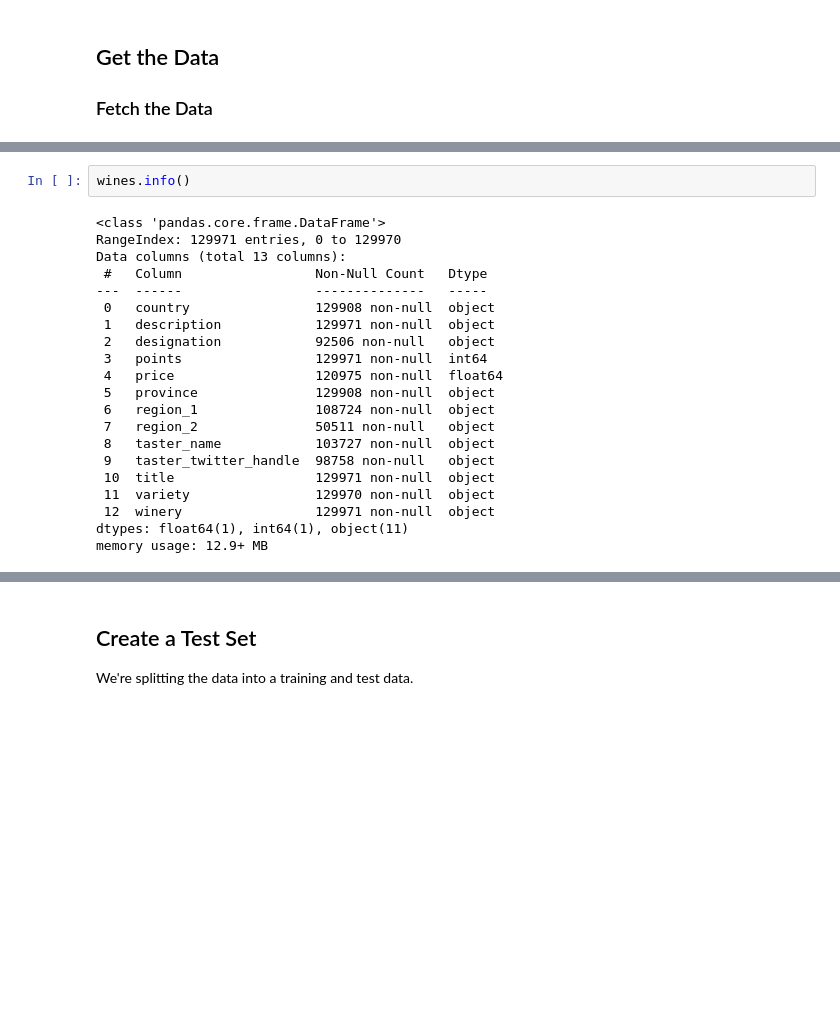
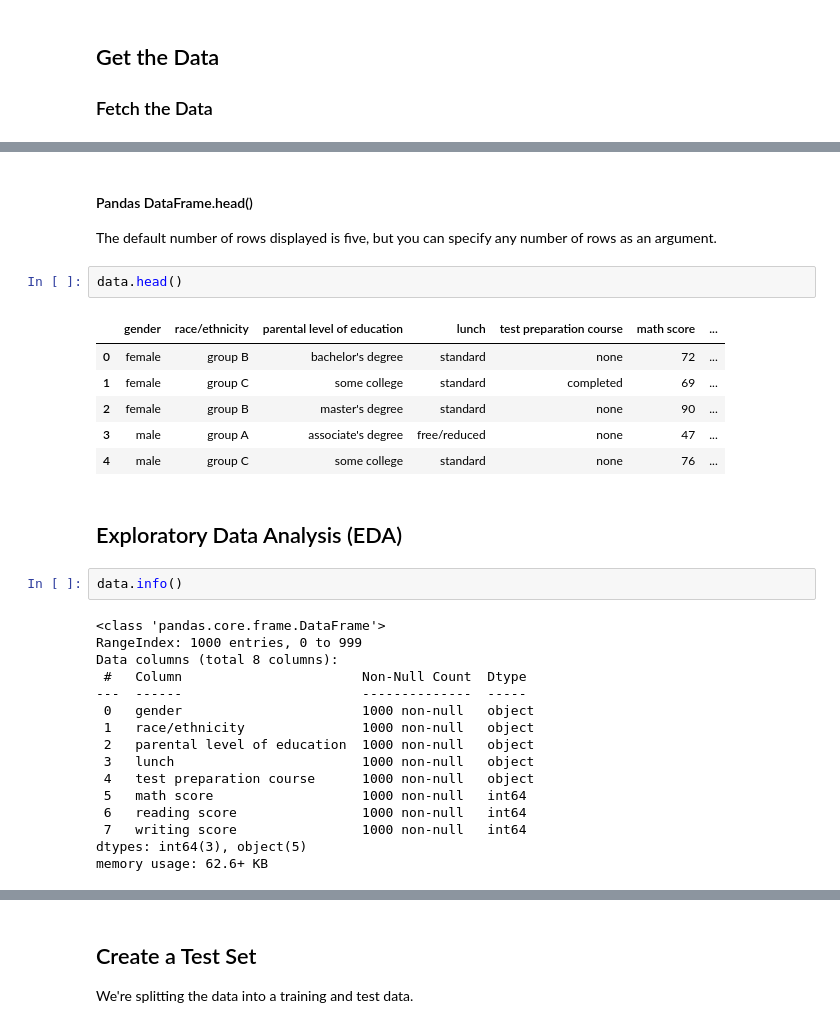
Before and after one commit to lascha212/F21DL, a Jupyter notebook: machine-learning/p1.ipynb, the cells around one changed output, grey strips where cells are left out. Cells and saved outputs as stored; diff of their text form; blank space fills up the shorter version.

```diff
--- a/machine-learning/p1.ipynb
+++ b/machine-learning/p1.ipynb
@@ -75,23 +58,32 @@ wines.head()
+# %% [markdown]
+#### Pandas DataFrame.head()
+The default number of rows displayed is five, but you can specify any number of rows as an argument.
+# %%
+data.head()
+# %% [output]
+|  | gender | race/ethnicity | parental level of education | lunch | test preparation course | math score | ... |
+| 0 | female | group B | bachelor's degree | standard | none | 72 | ... |
+| 1 | female | group C | some college | standard | completed | 69 | ... |
+| 2 | female | group B | master's degree | standard | none | 90 | ... |
+| 3 | male | group A | associate's degree | free/reduced | none | 47 | ... |
+| 4 | male | group C | some college | standard | none | 76 | ... |
+# %% [markdown]
+## Exploratory Data Analysis (EDA)
 # %%
-wines.info()
+data.info()
 # %% [output]
 <class 'pandas.core.frame.DataFrame'>
-RangeIndex: 129971 entries, 0 to 129970
-Data columns (total 13 columns):
- #   Column                 Non-Null Count   Dtype
----  ------                 --------------   -----
- 0   country                129908 non-null  object
- 1   description            129971 non-null  object
- 2   designation            92506 non-null   object
- 3   points                 129971 non-null  int64
- 4   price                  120975 non-null  float64
- 5   province               129908 non-null  object
- 6   region_1               108724 non-null  object
- 7   region_2               50511 non-null   object
- 8   taster_name            103727 non-null  object
- 9   taster_twitter_handle  98758 non-null   object
- 10  title                  129971 non-null  object
- 11  variety                129970 non-null  object
- 12  winery                 129971 non-null  object
-dtypes: float64(1), int64(1), object(11)
-memory usage: 12.9+ MB
+RangeIndex: 1000 entries, 0 to 999
+Data columns (total 8 columns):
+ #   Column                       Non-Null Count  Dtype
+---  ------                       --------------  -----
+ 0   gender                       1000 non-null   object
+ 1   race/ethnicity               1000 non-null   object
+ 2   parental level of education  1000 non-null   object
+ 3   lunch                        1000 non-null   object
+ 4   test preparation course      1000 non-null   object
+ 5   math score                   1000 non-null   int64
+ 6   reading score                1000 non-null   int64
+ 7   writing score                1000 non-null   int64
+dtypes: int64(3), object(5)
+memory usage: 62.6+ KB
```
Also changed, not shown: parts of 15 cells of this notebook, 1 other file.
